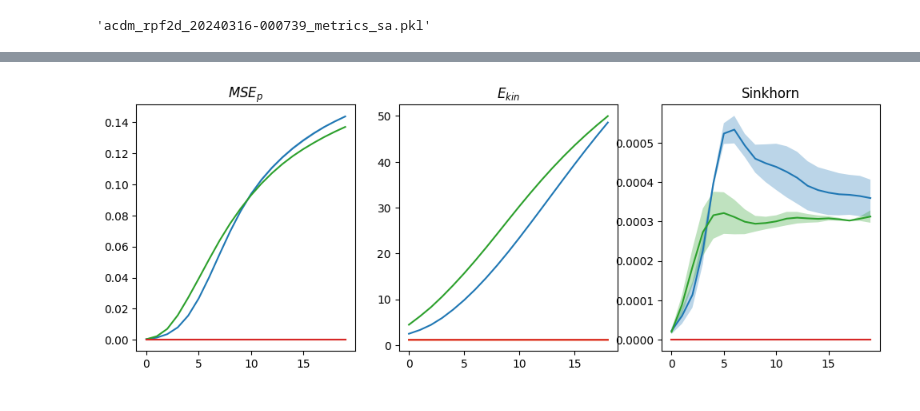
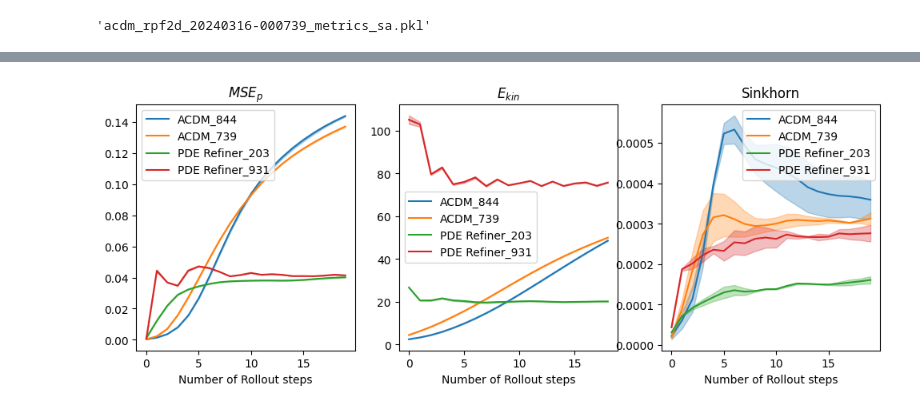
Before and after one commit to tumaer/lagrangebench, a Jupyter notebook: plots_state_avg.ipynb, the cells around one changed output, grey strips where cells are left out. Drawn from its saved outputs; the diff is of its cells as text; code cells hidden in the pictures.

Commit message:
added pde ref plots

```diff
--- a/plots_state_avg.ipynb
+++ b/plots_state_avg.ipynb
@@ -16,4 +19,6 @@ acdm_rpf2d_20240316-000739_metrics_sa.pkl'
 name_of_files = names_of_files.split(',')
+# %%
+labels = ['ACDM_844', 'ACDM_739', 'PDE Refiner_203', 'PDE Refiner_931']
 # %%
 name_of_files[1]
 # %% [output]
@@ -79,16 +124,20 @@ for metrics in metrics_list:
 # %%
 fig, ax = plt.subplots(1, 3, figsize=(12, 4))
-for j in range(len(metrics_list)):# runs as many times as the number of files
+for j in range(len(metrics_list)):# runs as many times as the number of files /models
     for i,m in enumerate(['$MSE_p$', '$E_{kin}$', 'Sinkhorn']):
-        ax[i].plot(np.arange(len(column_mean[j][i])),column_mean[j][i])
-        ax[i].plot(np.arange(len(column_mean_target[j][i])),column_mean_target[j][i])
+        ax[i].plot(np.arange(len(column_mean[j][i])),column_mean[j][i], label=labels[j], color=plt.cm.tab10.colors[j])
+        ax[i].fill_between(np.arange(len(column_mean[j][i])),y1=column_mean[j][i] - column_std[j][i],
+                        y2=column_mean[j][i] + column_std[j][i],
+                        alpha=0.3,label="", color=plt.cm.tab10.colors[j])
 
-        ax[i].fill_between(x=np.arange(len(column_mean[j][i])),y1=column_mean[j][i] - column_std[j][i],
-                        y2=column_mean[j][i] + column_std[j][i],
-                        alpha=0.3, label='Standard Deviation')
-        ax[i].fill_between(x=np.arange(len(column_mean_target[j][i])),y1=column_mean_target[j][i] - column_std_target[j][i],
-                        y2=column_mean_target[j][i] + column_std_target[j][i],
-                        alpha=0.3, label='Standard Deviation')
+        #ax[i].plot(np.arange(len(column_mean_target[j][i])),column_mean_target[j][i], label=labels[j], linestyle='dashed')
+
+        # ax[i].fill_between(x=np.arange(len(column_mean_target[j][i])),y1=column_mean_target[j][i] - column_std_target[j][i],
+        #                 y2=column_mean_target[j][i] + column_std_target[j][i],
+        #                 alpha=0.3)
         ax[i].set_title(m)
+        ax[i].set_xlabel('Number of Rollout steps')
+        #Legend
+        ax[i].legend()
 # %% [output]
-[figure, old version]
+[figure, new version]
```
Also changed, not shown: parts of 5 cells of this notebook, 3 other files.
